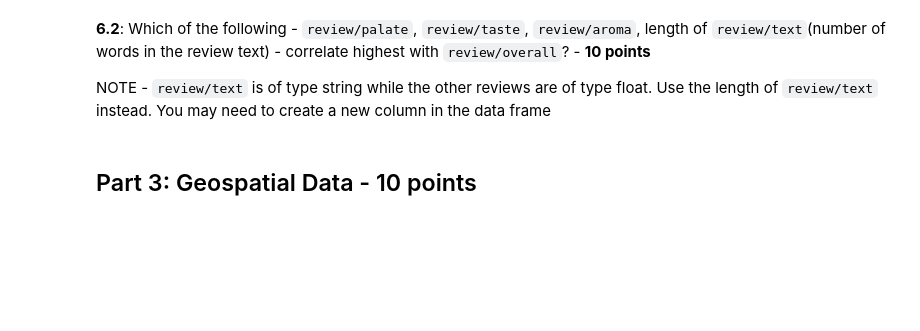
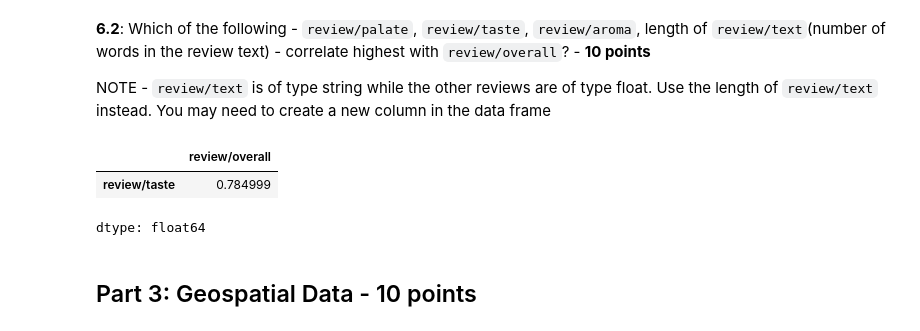
Before and after one commit to kiah-ucsd/DES200, a Jupyter notebook: HW_2.ipynb, the cells around one changed output. Drawn from its saved outputs; the diff is of its cells as text; code cells hidden in the pictures; blank space fills up the shorter version.

```diff
--- a/HW_2.ipynb
+++ b/HW_2.ipynb
@@ -377,3 +396,19 @@ NOTE - `review/text` is of type string while the other reviews are of type float
+# %%
+# YOUR CODE HERE
+# change review/text to number of words in review (.split() will break each individual word down into a list then len counts the words)
+beer_reviews['len_of_review_text'] = beer_reviews['review/text'].apply(lambda x: len(x.split()))
+beer_reviews['len_of_review_text']
+# check correlation
+correlation_matrix = beer_reviews[['review/palate', 'review/taste', 'review/aroma','len_of_review_text','review/overall']].corr()['review/overall']
+
+# Drop the review/overall row from the matrix since 1.0 then sort the values highest to lowest and keep the top
+
+top_correlation = correlation_matrix.drop('review/overall',axis=0).sort_values(ascending=False).head(1)
+top_correlation
+# %% [output]
+|  | review/overall |
+| review/taste | 0.784999 |
+dtype: float64
 # %% [markdown]
 ## Part 3: Geospatial Data - 10 points
 # %%
```
Also changed, not shown: parts of 8 cells of this notebook.
